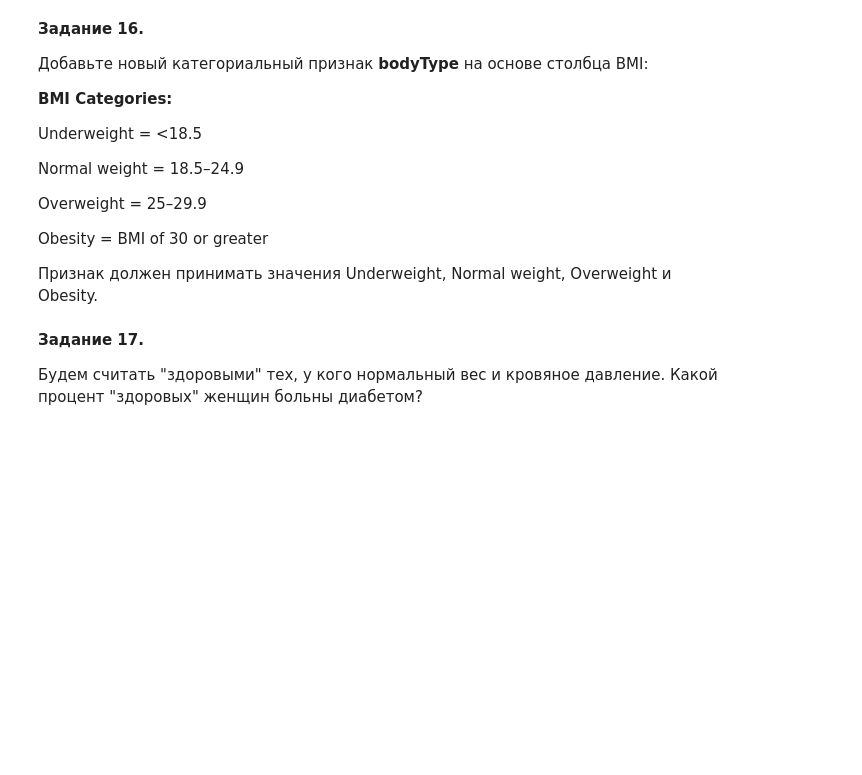
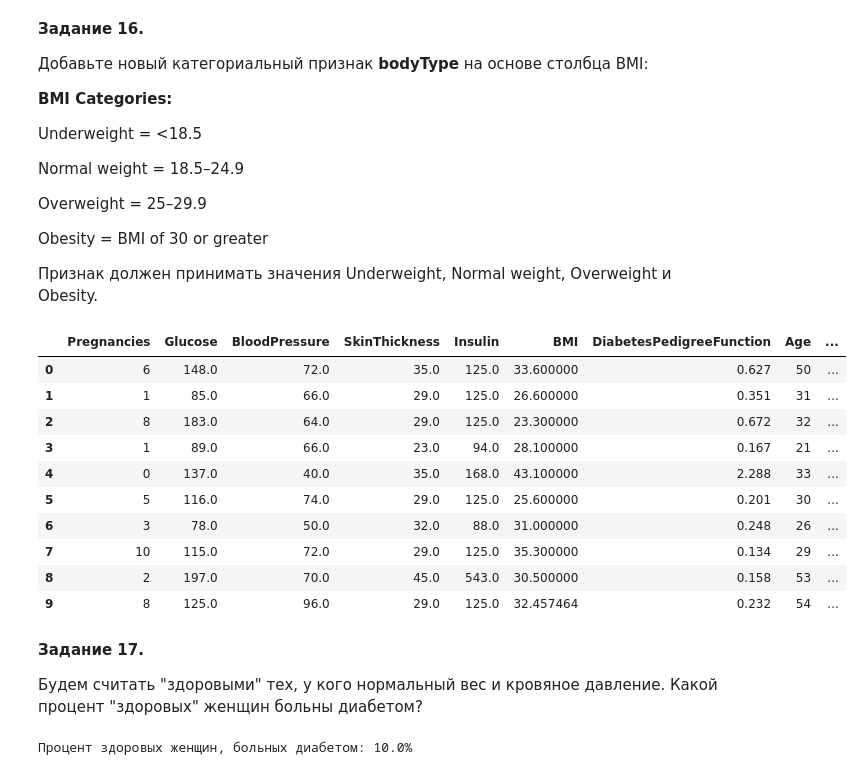
Before and after one commit to kuskas112/Labs, a Jupyter notebook: Машинное обучение/LR1_Pandas_Part2.ipynb, the cells around one changed output. Saved outputs shown, nothing was run; the diff lists cells and outputs as text; code cells hidden in the pictures; blank space fills up the shorter version.

```diff
--- a/Машинное обучение/LR1_Pandas_Part2.ipynb
+++ b/Машинное обучение/LR1_Pandas_Part2.ipynb
@@ -267,3 +322,21 @@ Obesity = BMI of 30 or greater
+# %%
+# your code here
+def_bmi = lambda x : 'Underweight' if x < 18.5 else 'Normal_weight' if x > 18.5 and x < 24.9 else 'Overweight' if x > 25 and x < 29.9  else 'Obesity'
+
+data['bodyType'] = data['BMI'].apply(def_bmi)
+data.head(10)
+# %% [output]
+|  | Pregnancies | Glucose | BloodPressure | SkinThickness | Insulin | BMI | DiabetesPedigreeFunction | Age | ... |
+| 0 | 6 | 148.0 | 72.0 | 35.0 | 125.0 | 33.600000 | 0.627 | 50 | ... |
+| 1 | 1 | 85.0 | 66.0 | 29.0 | 125.0 | 26.600000 | 0.351 | 31 | ... |
+| 2 | 8 | 183.0 | 64.0 | 29.0 | 125.0 | 23.300000 | 0.672 | 32 | ... |
+| 3 | 1 | 89.0 | 66.0 | 23.0 | 94.0 | 28.100000 | 0.167 | 21 | ... |
+| 4 | 0 | 137.0 | 40.0 | 35.0 | 168.0 | 43.100000 | 2.288 | 33 | ... |
+| 5 | 5 | 116.0 | 74.0 | 29.0 | 125.0 | 25.600000 | 0.201 | 30 | ... |
+| 6 | 3 | 78.0 | 50.0 | 32.0 | 88.0 | 31.000000 | 0.248 | 26 | ... |
+| 7 | 10 | 115.0 | 72.0 | 29.0 | 125.0 | 35.300000 | 0.134 | 29 | ... |
+| 8 | 2 | 197.0 | 70.0 | 45.0 | 543.0 | 30.500000 | 0.158 | 53 | ... |
+| 9 | 8 | 125.0 | 96.0 | 29.0 | 125.0 | 32.457464 | 0.232 | 54 | ... |
 # %% [markdown]
 __Задание 17.__
 
@@ -272,0 +344,7 @@ __Задание 17.__
+# %%
+healthy = data[(data['bodyType'] == 'Normal_weight') & (data['BloodPressure'] >= 80) & (data['BloodPressure'] <= 89)]
+healthy_dib_rate = healthy['Class'].mean()
+
+print(f'Процент здоровых женщин, больных диабетом: {healthy_dib_rate * 100:.1f}%')
+# %% [output]
+Процент здоровых женщин, больных диабетом: 10.0%
```
Also changed, not shown: parts of 12 cells of this notebook.
